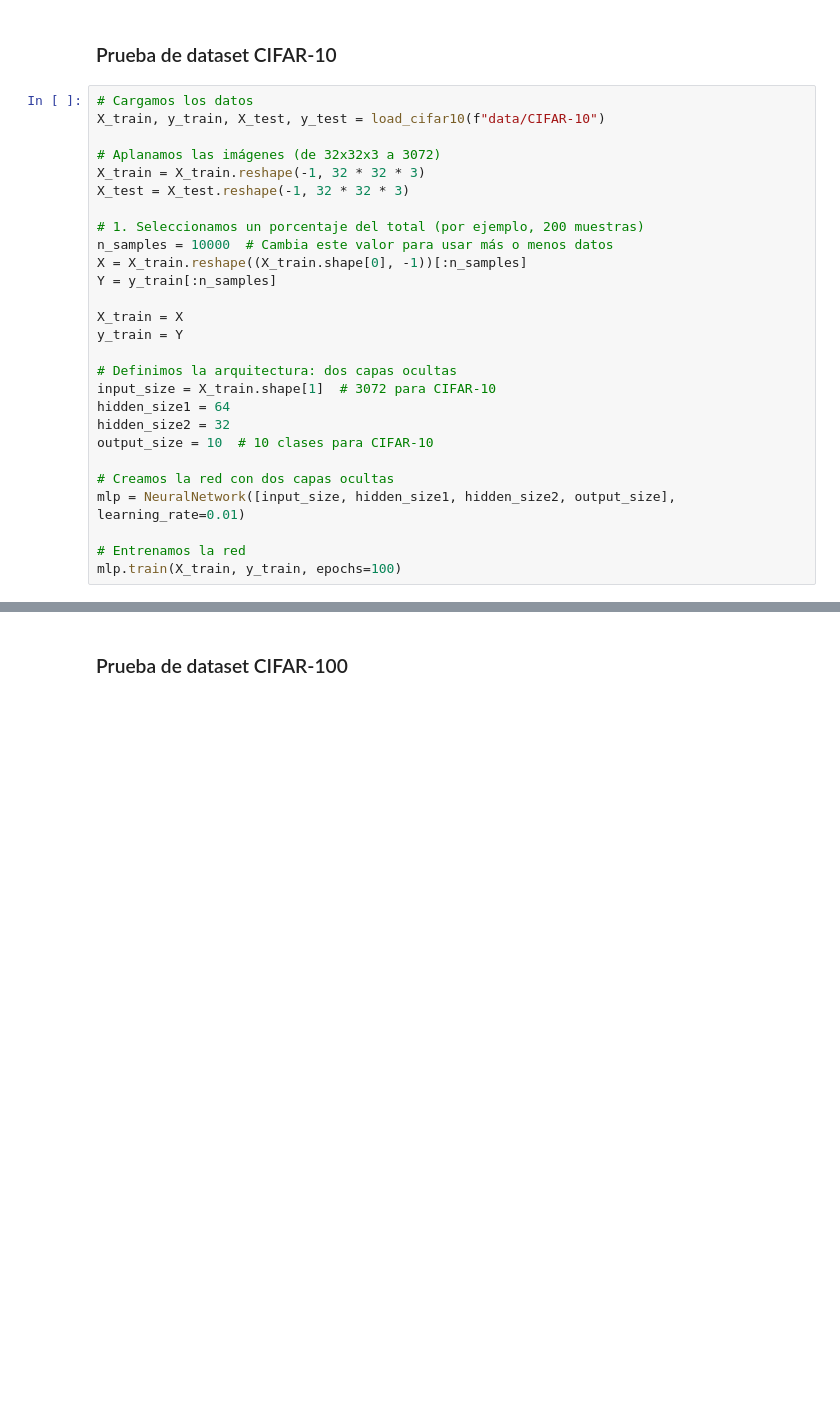
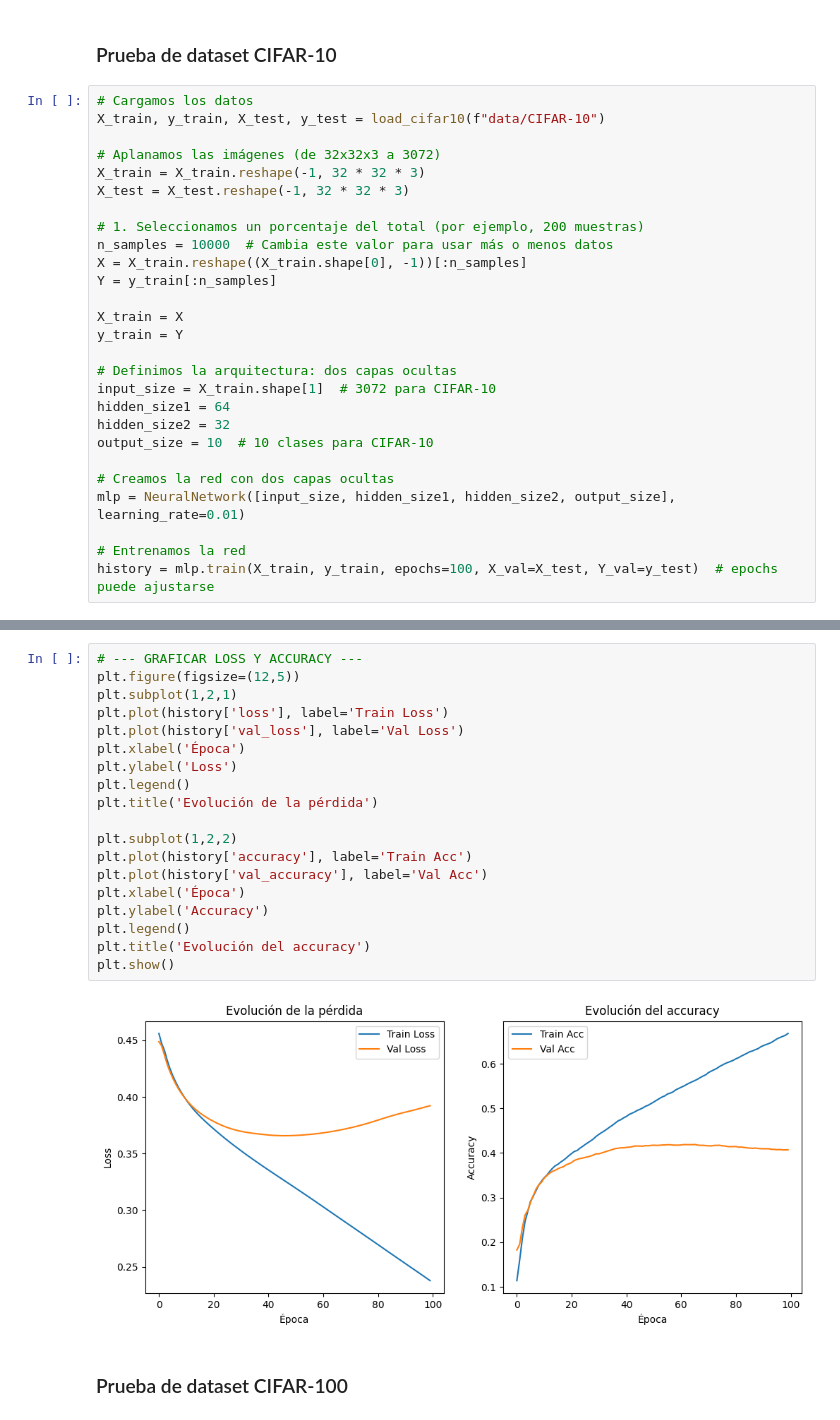
Before and after one commit to Luklr/SI-2025, a Jupyter notebook: TP-Final-Perceptron/perceptron_multicapa.ipynb, the cells around one changed output, grey strips where cells are left out. Drawn from its saved outputs; the diff is of its cells as text; blank space fills up the shorter version.

```diff
--- a/TP-Final-Perceptron/perceptron_multicapa.ipynb
+++ b/TP-Final-Perceptron/perceptron_multicapa.ipynb
@@ -402,6 +299,6 @@ output_size = 10  # 10 clases para CIFAR-10
 mlp = NeuralNetwork([input_size, hidden_size1, hidden_size2, output_size], learning_rate=0.01)
 
 # Entrenamos la red
-mlp.train(X_train, y_train, epochs=100)
+history = mlp.train(X_train, y_train, epochs=100, X_val=X_test, Y_val=y_test)  # epochs puede ajustarse
 # %% [output]
 Pesos de la capa de salida:
@@ -435,3 +321,24 @@ Precisión en el subconjunto de test: 4135/10000
+# %%
+# --- GRAFICAR LOSS Y ACCURACY ---
+plt.figure(figsize=(12,5))
+plt.subplot(1,2,1)
+plt.plot(history['loss'], label='Train Loss')
+plt.plot(history['val_loss'], label='Val Loss')
+plt.xlabel('Época')
+plt.ylabel('Loss')
+plt.legend()
+plt.title('Evolución de la pérdida')
+
+plt.subplot(1,2,2)
+plt.plot(history['accuracy'], label='Train Acc')
+plt.plot(history['val_accuracy'], label='Val Acc')
+plt.xlabel('Época')
+plt.ylabel('Accuracy')
+plt.legend()
+plt.title('Evolución del accuracy')
+plt.show()
+# %% [output]
+[figure, added]
 # %% [markdown]
 ### Prueba de dataset CIFAR-100
 # %%
```
Also changed, not shown: parts of 22 cells of this notebook.
